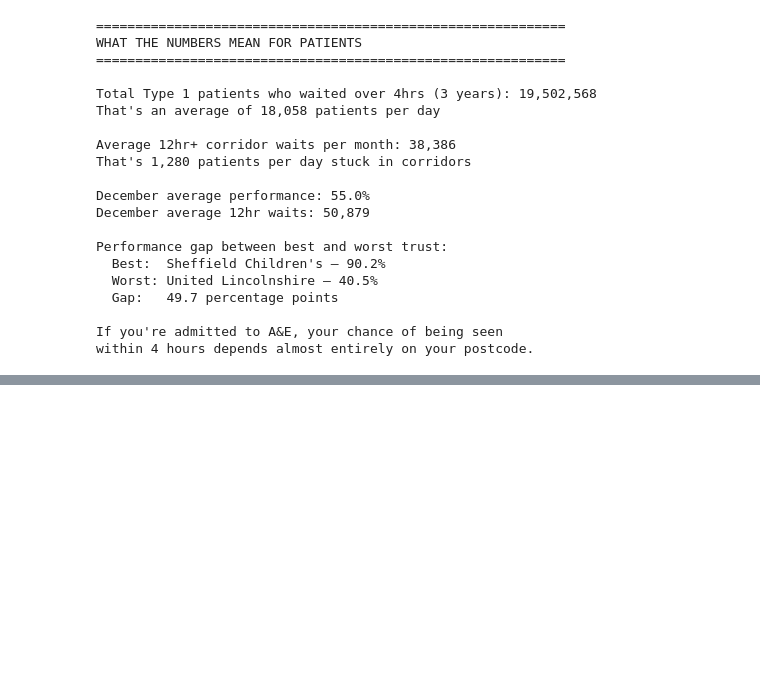
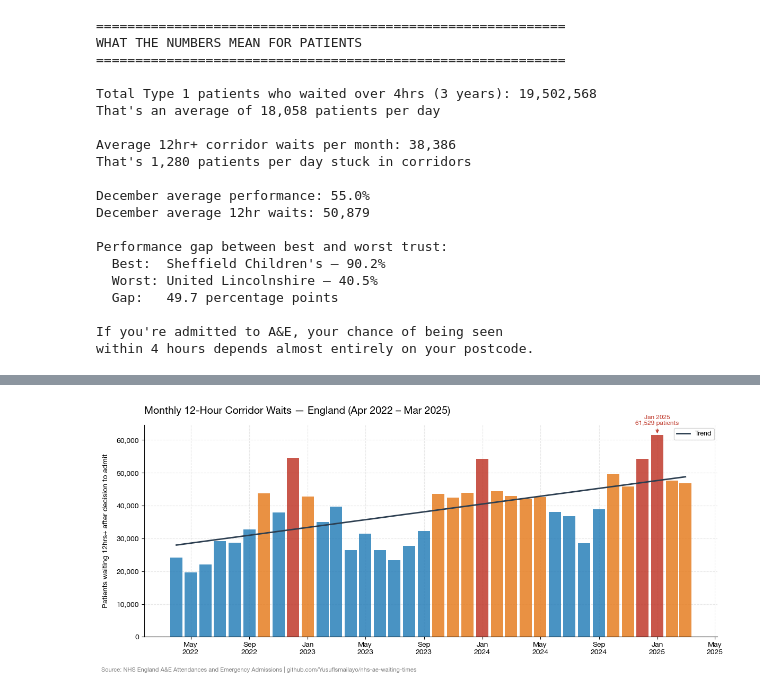
Before and after one commit to YusufIsmailayo/nhs-ae-waiting-times, a Jupyter notebook: notebooks/04_analysis.ipynb, the cells around one changed output, grey strips where cells are left out. Drawn from its saved outputs; the diff is of its cells as text; code cells hidden in the pictures; blank space fills up the shorter version.

```diff
--- a/notebooks/04_analysis.ipynb
+++ b/notebooks/04_analysis.ipynb
@@ -254,0 +487,85 @@ within 4 hours depends almost entirely on your postcode.
+# %%
+fig, ax = plt.subplots(figsize=(12, 5))
+
+# Bar chart of monthly 12hr waits
+colors_bar = ['#c0392b' if v > 50000 else '#e67e22' if v > 40000 else '#2980b9'
+               for v in national['dta_12hr_plus']]
+
+ax.bar(
+    national['period_date'],
+    national['dta_12hr_plus'],
+    color=colors_bar,
+    width=25,
+    zorder=3,
+    alpha=0.85
+)
+
+# Trend line
+from numpy.polynomial.polynomial import polyfit
+import numpy as np
+
+x_num = (national['period_date'] - national['period_date'].min()).dt.days
+coeffs = polyfit(x_num, national['dta_12hr_plus'], 1)
+trend = coeffs[0] + coeffs[1] * x_num
+
+ax.plot(
+    national['period_date'],
+    trend,
+    color='#2c3e50',
+    linewidth=2,
+    linestyle='-',
+    label='Trend',
+    zorder=4
+)
+
+# Annotate worst month
+worst_12_idx = national['dta_12hr_plus'].idxmax()
+ax.annotate(
+    f"Jan 2025\n{national.loc[worst_12_idx, 'dta_12hr_plus']:,} patients",
+    xy=(national.loc[worst_12_idx, 'period_date'],
+        national.loc[worst_12_idx, 'dta_12hr_plus']),
+    xytext=(national.loc[worst_12_idx, 'period_date'],
+            national.loc[worst_12_idx, 'dta_12hr_plus'] + 3000),
+    fontsize=8.5,
+    ha='center',
+    color='#c0392b',
+    fontweight='bold',
+    arrowprops=dict(arrowstyle='->', color='#c0392b', lw=1.2)
+)
+
+ax.yaxis.set_major_formatter(mticker.FuncFormatter(
+    lambda x, _: f'{int(x):,}'
+))
+ax.set_ylabel('Patients waiting 12hrs+ after decision to admit',
+              fontsize=10, labelpad=10)
+ax.set_title(
+    'Monthly 12-Hour Corridor Waits — England (Apr 2022 – Mar 2025)',
+    fontsize=14,
+    fontweight='bold',
+    pad=15,
+    loc='left'
+)
+ax.legend(fontsize=9)
+
+fig.text(
+    0.01, -0.03,
+    'Source: NHS England A&E Attendances and Emergency Admissions | '
+    'github.com/YusufIsmailayo/nhs-ae-waiting-times',
+    fontsize=8,
+    color='grey'
+)
+
+ax.xaxis.set_major_formatter(
+    plt.matplotlib.dates.DateFormatter('%b\n%Y')
+)
+
+plt.tight_layout()
+plt.savefig(
+    os.path.join(CHARTS_DIR, 'chart3_corridor_waits.png'),
+    dpi=150,
+    bbox_inches='tight'
+)
+plt.show()
+print("Chart 3 saved ✅")
+# %% [output]
+[figure, added]
```
Also changed, not shown: parts of 4 cells of this notebook, 3 other files.
